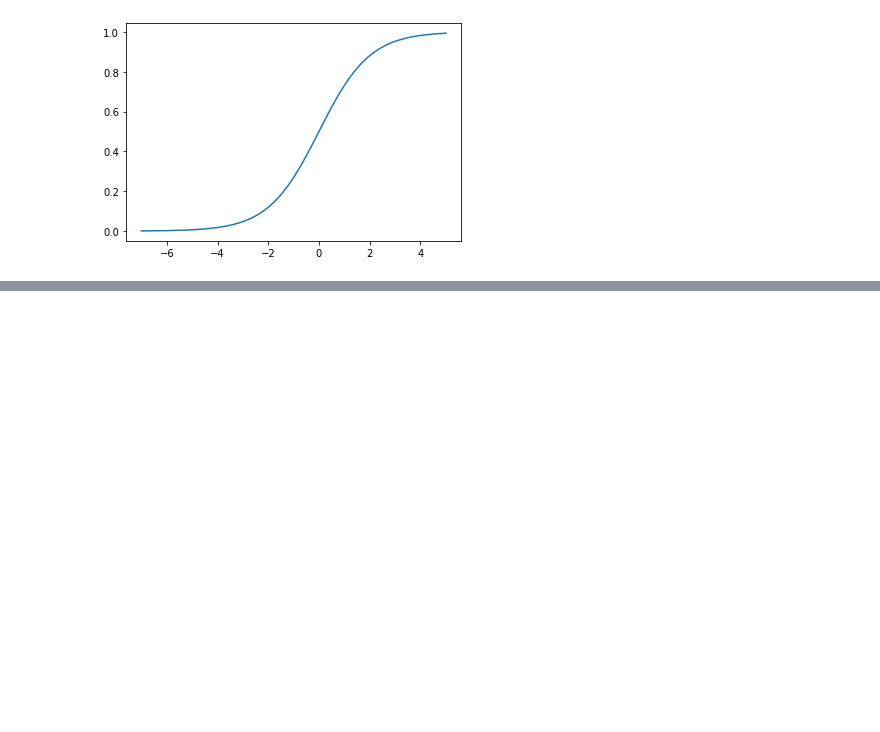
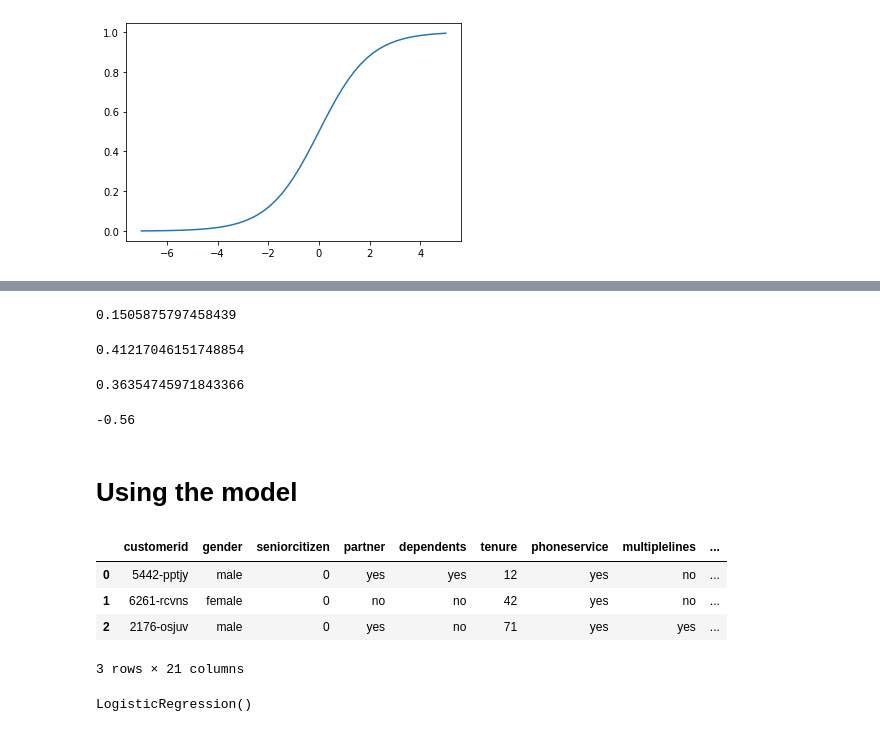
Before and after one commit to SleeplessChallenger/ML_ZoomCamp_code, a Jupyter notebook: logistic_regression_models/churn_model.ipynb, the cells around one changed output, grey strips where cells are left out. Cells and saved outputs as stored; diff of their text form; code cells hidden in the pictures; blank space fills up the shorter version.

```diff
--- a/logistic_regression_models/churn_model.ipynb
+++ b/logistic_regression_models/churn_model.ipynb
@@ -697,0 +908,30 @@ def linear_regression(xi):
+# %%
+sigmoid(-2.7 + 0.97)
+# after we've known that customer has monthly contract
+# %% [output]
+0.1505875797458439
+# %%
+sigmoid(-2.7 + 0.97 + 50 * 0.0275)
+# after knowing customer has some amount of spending
+# %% [output]
+0.41217046151748854
+# %%
+sigmoid(-2.7 + 0.97 + 50 * 0.027 + 5 * (-0.036))
+# after knowing tenure
+# %% [output]
+0.36354745971843366
+# %%
+# raw score without sigmoid
+-2.7 + 0.97 + 50 * 0.027 + 5 * (-0.036)
+# %% [output]
+-0.56
+# %% [markdown]
+# Using the model
+# %%
+full_train.head(3)
+# %% [output]
+|  | customerid | gender | seniorcitizen | partner | dependents | tenure | phoneservice | multiplelines | ... |
+| 0 | 5442-pptjy | male | 0 | yes | yes | 12 | yes | no | ... |
+| 1 | 6261-rcvns | female | 0 | no | no | 42 | yes | no | ... |
+| 2 | 2176-osjuv | male | 0 | yes | no | 71 | yes | yes | ... |
+3 rows × 21 columns
@@ -697,0 +947,5 @@ def linear_regression(xi):
+# %%
+model = LogisticRegression()
+model.fit(X_full_train, y_full_train)
+# %% [output]
+LogisticRegression()
```
Also changed, not shown: parts of 50 cells of this notebook.
